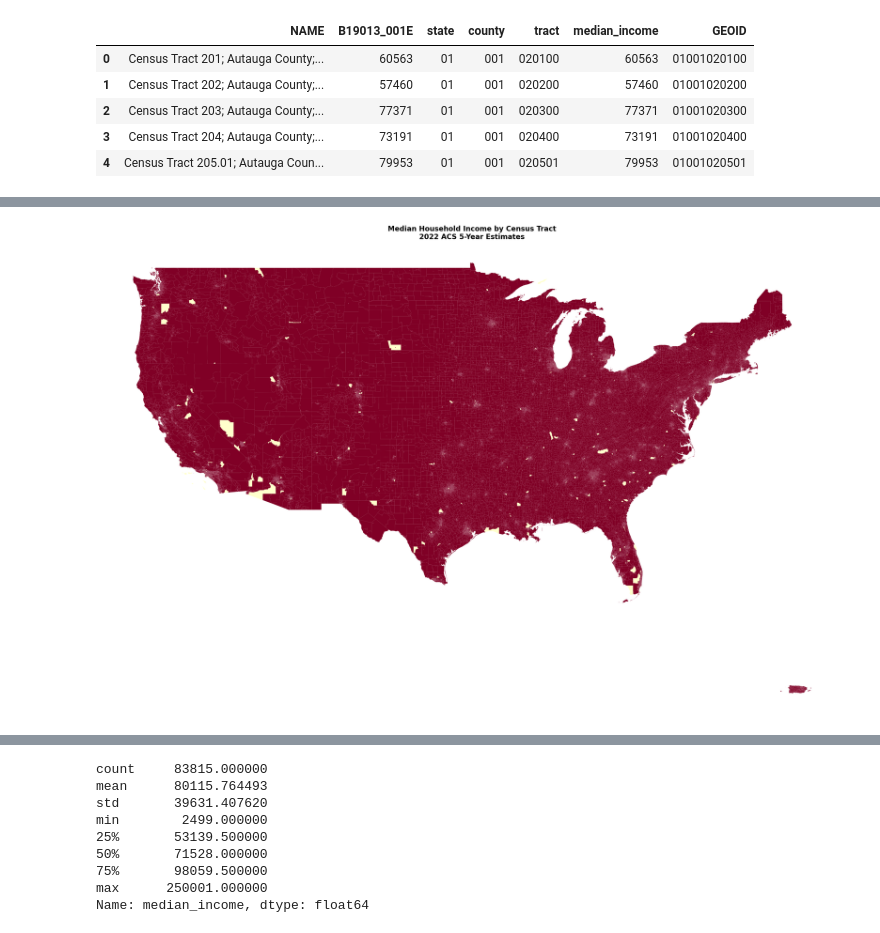
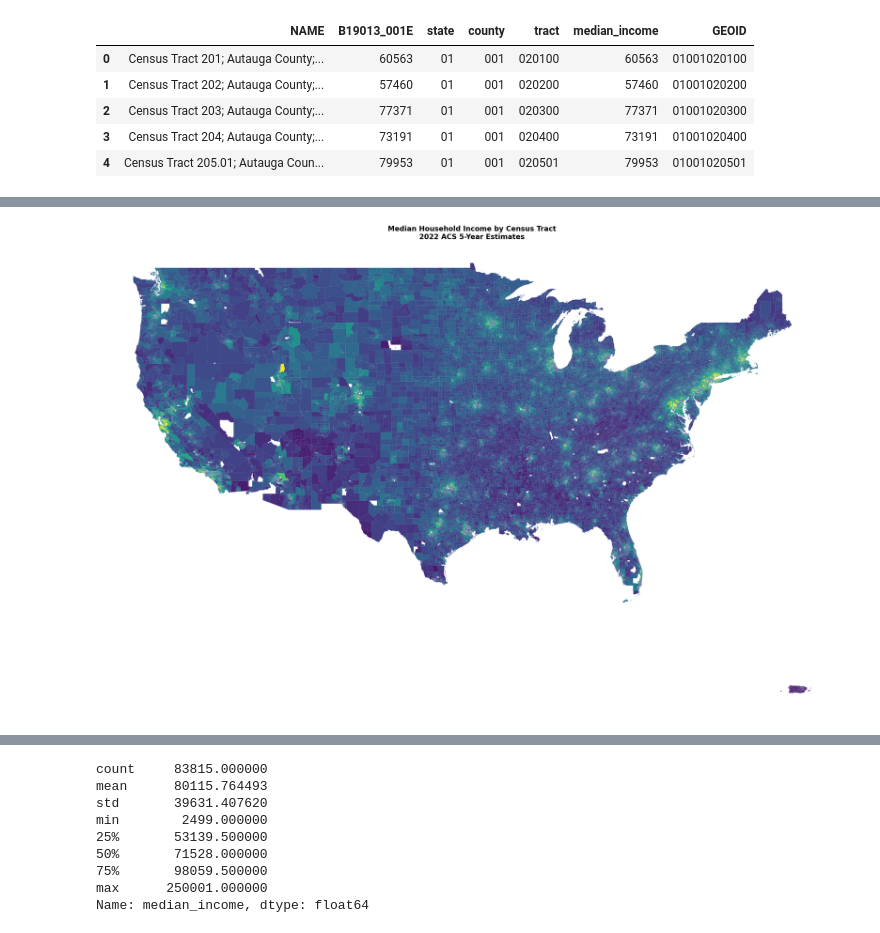
Before and after one commit to maxbusboom/WirelessIncome, a Jupyter notebook: notebooks/ericbusboom/census_tracts.ipynb, the cells around one changed output, grey strips where cells are left out. Saved outputs shown, nothing was run; the diff lists cells and outputs as text; code cells hidden in the pictures.

```diff
--- a/notebooks/ericbusboom/census_tracts.ipynb
+++ b/notebooks/ericbusboom/census_tracts.ipynb
@@ -127,12 +127,14 @@ print(f"\nTracts with income data: {tracts_with_income['median_income'].notna().
 print(f"Tracts without income data: {tracts_with_income['median_income'].isna().sum()}")
 
 # Filter to include only states that are in state_fips, then exclude Alaska (02) and Hawaii (15)
-tracts_with_income_filtered = tracts_with_income[
+df = tracts_with_income_filtered = tracts_with_income[
     (tracts_with_income['STATEFP'].isin(state_fips)) &
     (~tracts_with_income['STATEFP'].isin(['02', '15']))
 ]
 
-print(f"Filtered tracts (excluding Alaska and Hawaii): {len(tracts_with_income_filtered)}")
+df = df[df.median_income > 0]
+
+df.head()
 # %% [output]
 Joining income data to tract shapefile...
 
@@ -146,22 +152,22 @@ Filtered tracts (excluding Alaska and Hawaii): 84446
 # %%
 
 # Create map using GeoPandas plot method
 fig, ax = plt.subplots(figsize=(30, 20))
 
 # Use GeoPandas native plot without legend
-tracts_with_income_filtered.plot(
+df.plot(
     column='median_income',
     ax=ax,
     legend=False,
     cmap='viridis',
     missing_kwds={'color': 'lightgrey'}
 )
 
 ax.set_title('Median Household Income by Census Tract\n2022 ACS 5-Year Estimates',
              fontsize=20, fontweight='bold')
 ax.set_axis_off()
 
 plt.tight_layout()
 plt.show()
 # %% [output]
-[figure, old version]
+[figure, new version]
```
Also changed, not shown: parts of 2 cells of this notebook.
